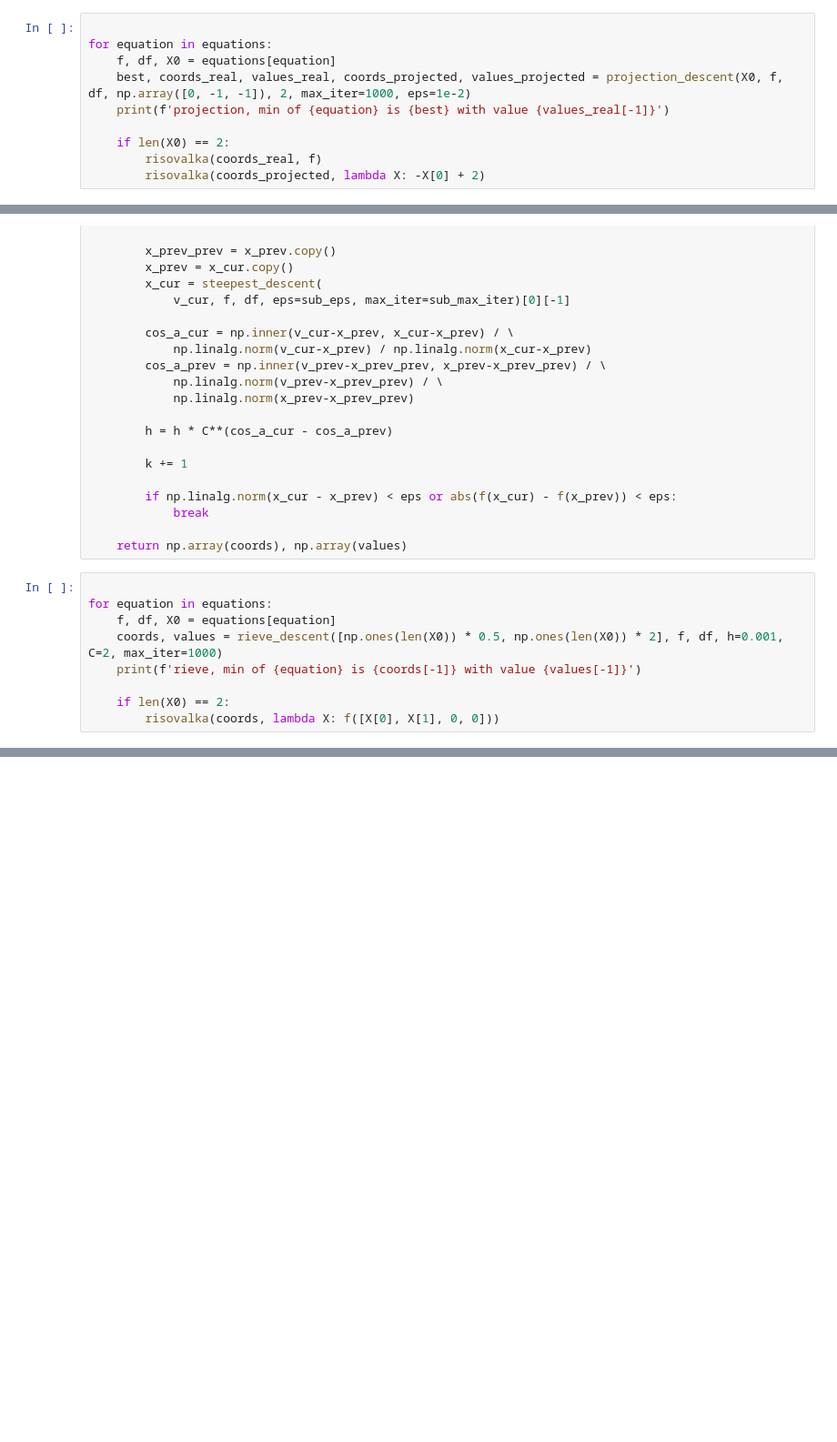
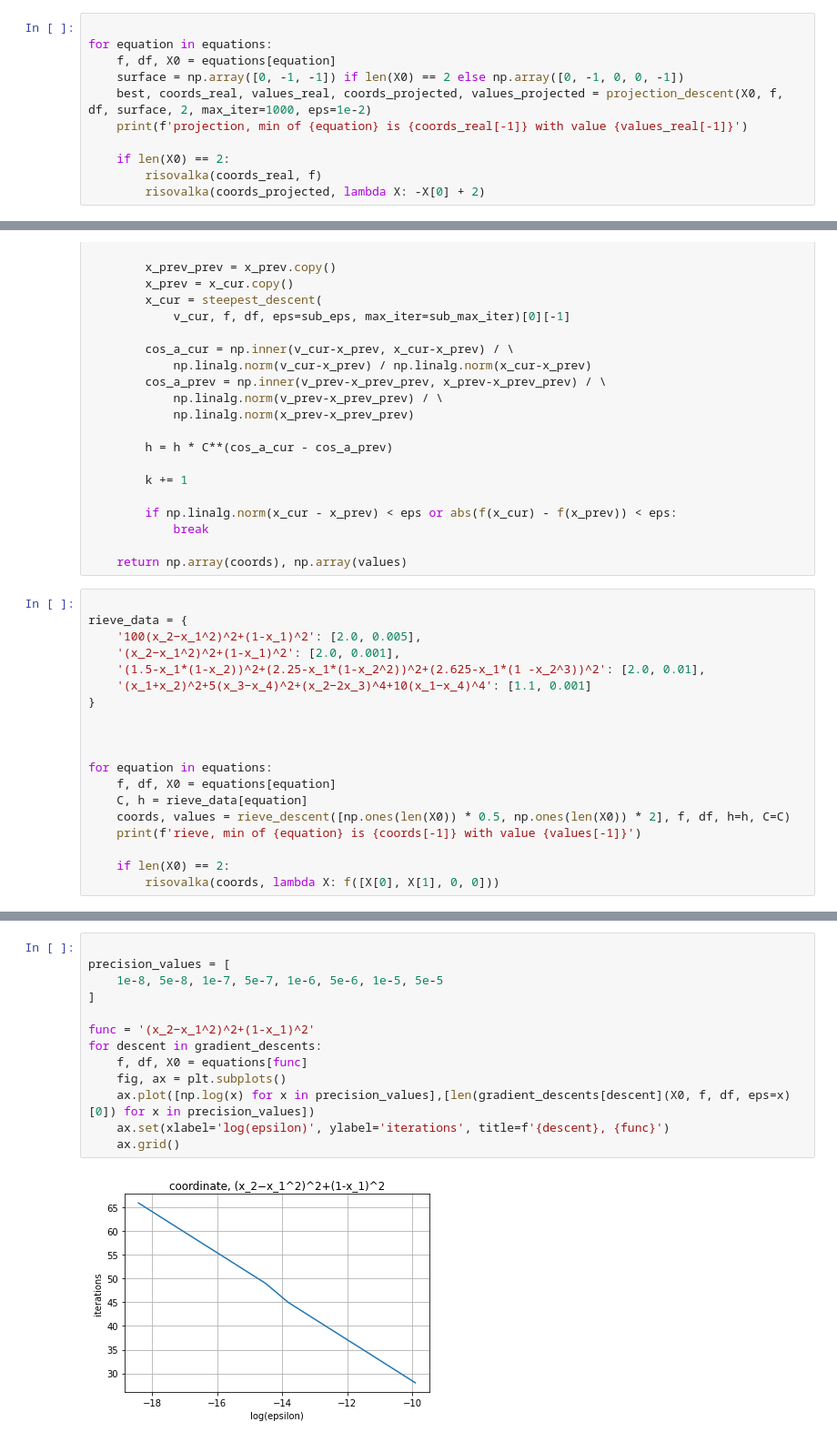
Before and after one commit to Leeelooo/opt_methods, a Jupyter notebook: lab2/lab2.ipynb, the cells around one changed output, grey strips where cells are left out. Shown at 91% size. Drawn from its saved outputs; the diff is of its cells as text; blank space fills up the shorter version.

Commit message:
add step(eps) plots

```diff
--- a/lab2/lab2.ipynb
+++ b/lab2/lab2.ipynb
@@ -407,8 +407,9 @@ def projection_descent(X0, f, df, surface, D, eps=1e-5, max_iter=5e4):
 
 for equation in equations:
     f, df, X0 = equations[equation]
-    best, coords_real, values_real, coords_projected, values_projected = projection_descent(X0, f, df, np.array([0, -1, -1]), 2, max_iter=1000, eps=1e-2)
-    print(f'projection, min of {equation} is {best} with value {values_real[-1]}')
+    surface = np.array([0, -1, -1]) if len(X0) == 2 else np.array([0, -1, 0, 0, -1])
+    best, coords_real, values_real, coords_projected, values_projected = projection_descent(X0, f, df, surface, 2, max_iter=1000, eps=1e-2)
+    print(f'projection, min of {equation} is {coords_real[-1]} with value {values_real[-1]}')
 
     if len(X0) == 2:
         risovalka(coords_real, f)
@@ -466,10 +467,20 @@ def rieve_descent(X0, f, df, h=0.01, C=2.0, eps=1e-5, max_iter=5e4):
 
     return np.array(coords), np.array(values)
 # %%
+
+rieve_data = {
+    '100(x_2−x_1^2)^2+(1-x_1)^2': [2.0, 0.005],
+    '(x_2−x_1^2)^2+(1-x_1)^2': [2.0, 0.001],
+    '(1.5-x_1*(1-x_2))^2+(2.25-x_1*(1-x_2^2))^2+(2.625-x_1*(1 -x_2^3))^2': [2.0, 0.01],
+    '(x_1+x_2)^2+5(x_3−x_4)^2+(x_2−2x_3)^4+10(x_1−x_4)^4': [1.1, 0.001]
+}
+
+
 
 for equation in equations:
     f, df, X0 = equations[equation]
-    coords, values = rieve_descent([np.ones(len(X0)) * 0.5, np.ones(len(X0)) * 2], f, df, h=0.001, C=2, max_iter=1000)
+    C, h = rieve_data[equation]
+    coords, values = rieve_descent([np.ones(len(X0)) * 0.5, np.ones(len(X0)) * 2], f, df, h=h, C=C)
     print(f'rieve, min of {equation} is {coords[-1]} with value {values[-1]}')
 
     if len(X0) == 2:
@@ -484,0 +490,15 @@ rieve, min of (x_1+x_2)^2+5(x_3−x_4)^2+(x_2−2x_3)^4+10(x_1−x_4)^4 is [-0.0
+# %%
+
+precision_values = [
+    1e-8, 5e-8, 1e-7, 5e-7, 1e-6, 5e-6, 1e-5, 5e-5
+]
+
+func = '(x_2−x_1^2)^2+(1-x_1)^2'
+for descent in gradient_descents:
+    f, df, X0 = equations[func]
+    fig, ax = plt.subplots()
+    ax.plot([np.log(x) for x in precision_values],[len(gradient_descents[descent](X0, f, df, eps=x)[0]) for x in precision_values])
+    ax.set(xlabel='log(epsilon)', ylabel='iterations', title=f'{descent}, {func}')
+    ax.grid()
+# %% [output]
+[figure, added]
```
Also changed, not shown: parts of 4 cells of this notebook.
